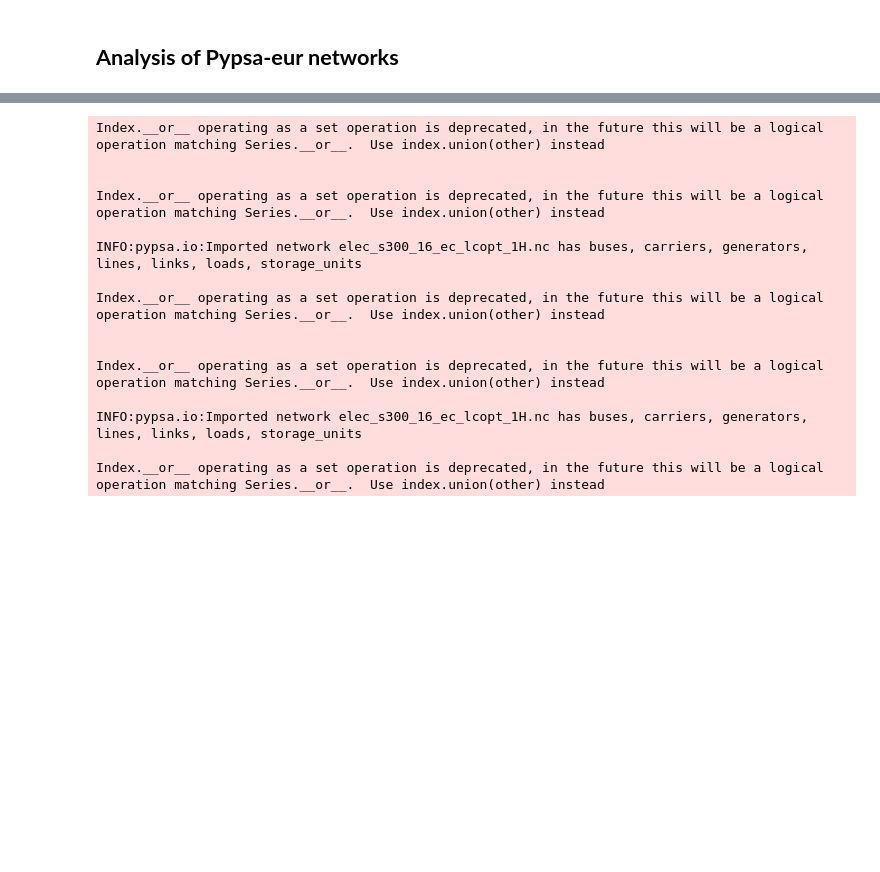
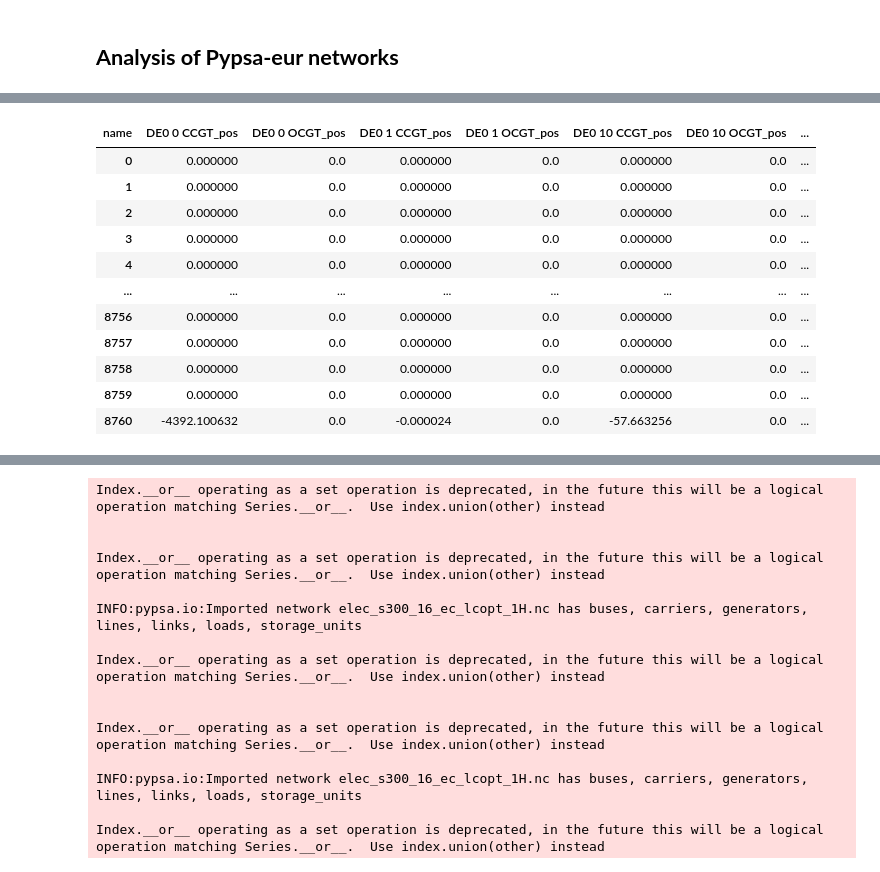
Before and after one commit to WillemDafoe42/pypsa-eur, a Jupyter notebook: Jupyter Notebook/Pypsa-eur analysis.ipynb, the cells around one changed output, grey strips where cells are left out. Saved outputs shown, nothing was run; the diff lists cells and outputs as text; code cells hidden in the pictures; blank space fills up the shorter version.

```diff
--- a/Jupyter Notebook/Pypsa-eur analysis.ipynb
+++ b/Jupyter Notebook/Pypsa-eur analysis.ipynb
@@ -1085,0 +1107,99 @@ display(df_rd_p)
+# %%
+# CO2 ANALYSIS
+# ------------
+
+def map_values(row, values_dict):
+    return values_dict[row]
+
+# W/o bat
+df_gen = network_rd.generators.copy()
+dict_co2 = pd.Series(network_rd.carriers["co2_emissions"].values,index=network_rd.carriers.index).to_dict()
+df_gen["co2_emissions"] = df_gen["carrier"].apply(map_values, args = (dict_co2,))
+
+dict_co2_gen = pd.Series(df_gen["co2_emissions"].values,index=df_gen.index).to_dict()
+cols_rd = [column for column in list(network_rd.generators_t.p) if "pos" in column or "neg" in column]
+df_rd_p = network_rd.generators_t.p[cols_rd].copy()
+# assign co2 emissions to the redispatch energy dataframe
+for col in list(df_rd_p):
+    if "pos" in col: # if positive redispatch: co2 emission
+        df_rd_p[col] = df_rd_p[col] * dict_co2_gen[col]
+    else: # co2 reduction
+        df_rd_p[col] = df_rd_p[col] * dict_co2_gen[col]
+df_rd_p["co2_sum"] = df_rd_p.sum(axis = 1)
+df_rd_p.index.rename("Time horizon (hour)", inplace = True)
+
+# With Bat
+df_gen_bat = network_rd_bat.generators.copy()
+dict_co2 = pd.Series(network_rd_bat.carriers["co2_emissions"].values,index=network_rd_bat.carriers.index).to_dict()
+df_gen_bat["co2_emissions"] = df_gen_bat["carrier"].apply(map_values, args = (dict_co2,))
+dict_co2_gen = pd.Series(df_gen_bat["co2_emissions"].values,index=df_gen_bat.index).to_dict()
+cols_rd = [column for column in list(network_rd_bat.generators_t.p) if "pos" in column or "neg" in column]
+df_rd_p_bat = network_rd_bat.generators_t.p[cols_rd].copy()
+# assign co2 emissions to the redispatch energy dataframe
+for col in list(df_rd_p_bat):
+    if "pos" in col: # if positive redispatch: co2 emission
+        df_rd_p_bat[col] = df_rd_p_bat[col] * dict_co2_gen[col]
+    else: # co2 reduction
+        df_rd_p_bat[col] = df_rd_p_bat[col] * dict_co2_gen[col]
+df_rd_p_bat["co2_sum_bat"] = df_rd_p_bat.sum(axis = 1)
+df_rd_p_bat.index.rename("Time horizon (hour)", inplace = True)
+
+# Df for direct co2 comparison
+df_bat_nobat = pd.concat([df_rd_p["co2_sum"], df_rd_p_bat["co2_sum_bat"]], axis = 1)
+df_bat_nobat["co2_difference"] = df_bat_nobat["co2_sum_bat"] - df_bat_nobat["co2_sum"]
+df_bat_nobat.index.rename("Time horizon (hour)", inplace = True)
+
+
+# Wind curtailment analysis -> reduction in wind curtailment
+# -------------
+df_rd_p = network_rd.generators_t.p[cols_rd].copy()
+df_rd_p_bat = network_rd_bat.generators_t.p[cols_rd].copy()
+cols_wind = [column for column in list(df_rd_p) if "wind" in column]
+df_rd_wind = df_rd_p[cols_wind]
+df_rd_bat_wind = df_rd_p_bat[cols_wind]
+df_rd_diff_wind = df_rd_bat_wind - df_rd_wind # < 0 more curtailment > 0 less curtailment
+df_rd_diff_wind["sum_diff_curtailment"] = df_rd_diff_wind.sum(axis = 1)
+# add row with curtailment sums
+df_rd_diff_wind = df_rd_diff_wind.append(df_rd_diff_wind.sum(axis = 0), ignore_index=True)
+
+# Conventional analysis -> reduction in conventional ramp up
+# -------------
+df_rd_p = network_rd.generators_t.p[cols_rd].copy()
+df_rd_p_bat = network_rd_bat.generators_t.p[cols_rd].copy()
+cols_pos = [column for column in list(df_rd_p) if "pos" in column]
+df_ramp_p = df_rd_p[cols_pos]
+df_ramp_p_bat = df_rd_p_bat[cols_pos]
+# Only extract columns with conventional carriers
+cols_gas = [column for column in list(df_ramp_p) if "CCGT" in column or "OCGT" in column]
+cols_oil = [column for column in list(df_ramp_p) if "oil" in column]
+cols_lignite = [column for column in list(df_ramp_p) if "lignite" in column]
+cols_nuclear = [column for column in list(df_ramp_p) if "nuclear" in column]
+cols_coal = [column for column in list(df_ramp_p) if "coal" in column]
+cols_conv = cols_gas + cols_oil + cols_lignite + cols_nuclear + cols_coal + cols_coal
+df_ramp_conv = df_ramp_p[cols_conv]
+df_ramp_conv_bat = df_ramp_p_bat[cols_conv]
+df_ramp_diff_conv = df_ramp_conv_bat - df_ramp_conv # < 0 less ramp up > 0 more ramp up
+df_ramp_diff_conv["sum_diff_ramp_up"] = df_ramp_diff_conv.sum(axis = 1)
+# column for sums of diff per energy carrier
+df_ramp_diff_conv["gas_diff_ramp_up"] = df_ramp_diff_conv[cols_gas].sum(axis = 1)
+df_ramp_diff_conv["oil_diff_ramp_up"] = df_ramp_diff_conv[cols_oil].sum(axis = 1)
+df_ramp_diff_conv["lignite_diff_ramp_up"] = df_ramp_diff_conv[cols_lignite].sum(axis = 1)
+df_ramp_diff_conv["nuclear_diff_ramp_up"] = df_ramp_diff_conv[cols_nuclear].sum(axis = 1)
+df_ramp_diff_conv["coal_diff_ramp_up"] = df_ramp_diff_conv[cols_coal].sum(axis = 1)
+# add row with ramp up sums
+df_ramp_diff_conv = df_ramp_diff_conv.append(df_ramp_diff_conv.sum(axis = 0), ignore_index=True)
+
+display(df_ramp_diff_conv)
+# %% [output]
+| name | DE0 0 CCGT_pos | DE0 0 OCGT_pos | DE0 1 CCGT_pos | DE0 1 OCGT_pos | DE0 10 CCGT_pos | DE0 10 OCGT_pos | ... |
+| 0 | 0.000000 | 0.0 | 0.000000 | 0.0 | 0.000000 | 0.0 | ... |
+| 1 | 0.000000 | 0.0 | 0.000000 | 0.0 | 0.000000 | 0.0 | ... |
+| 2 | 0.000000 | 0.0 | 0.000000 | 0.0 | 0.000000 | 0.0 | ... |
+| 3 | 0.000000 | 0.0 | 0.000000 | 0.0 | 0.000000 | 0.0 | ... |
+| 4 | 0.000000 | 0.0 | 0.000000 | 0.0 | 0.000000 | 0.0 | ... |
+| ... | ... | ... | ... | ... | ... | ... | ... |
+| 8756 | 0.000000 | 0.0 | 0.000000 | 0.0 | 0.000000 | 0.0 | ... |
+| 8757 | 0.000000 | 0.0 | 0.000000 | 0.0 | 0.000000 | 0.0 | ... |
+| 8758 | 0.000000 | 0.0 | 0.000000 | 0.0 | 0.000000 | 0.0 | ... |
+| 8759 | 0.000000 | 0.0 | 0.000000 | 0.0 | 0.000000 | 0.0 | ... |
+| 8760 | -4392.100632 | 0.0 | -0.000024 | 0.0 | -57.663256 | 0.0 | ... |
```
Also changed, not shown: parts of 14 cells of this notebook, 15 other files.
